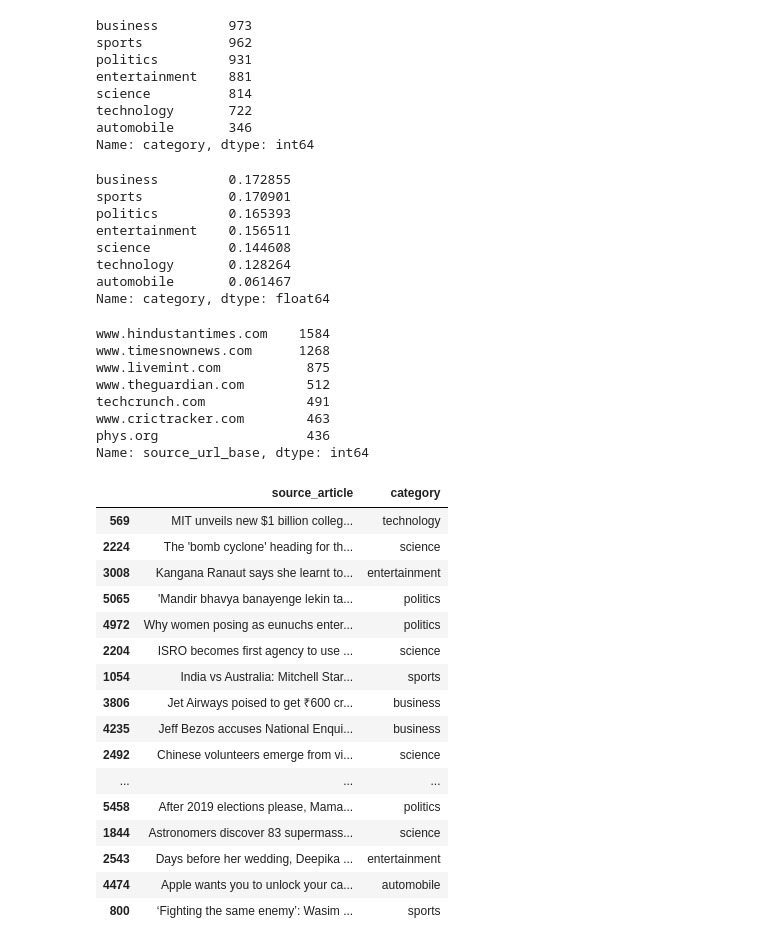
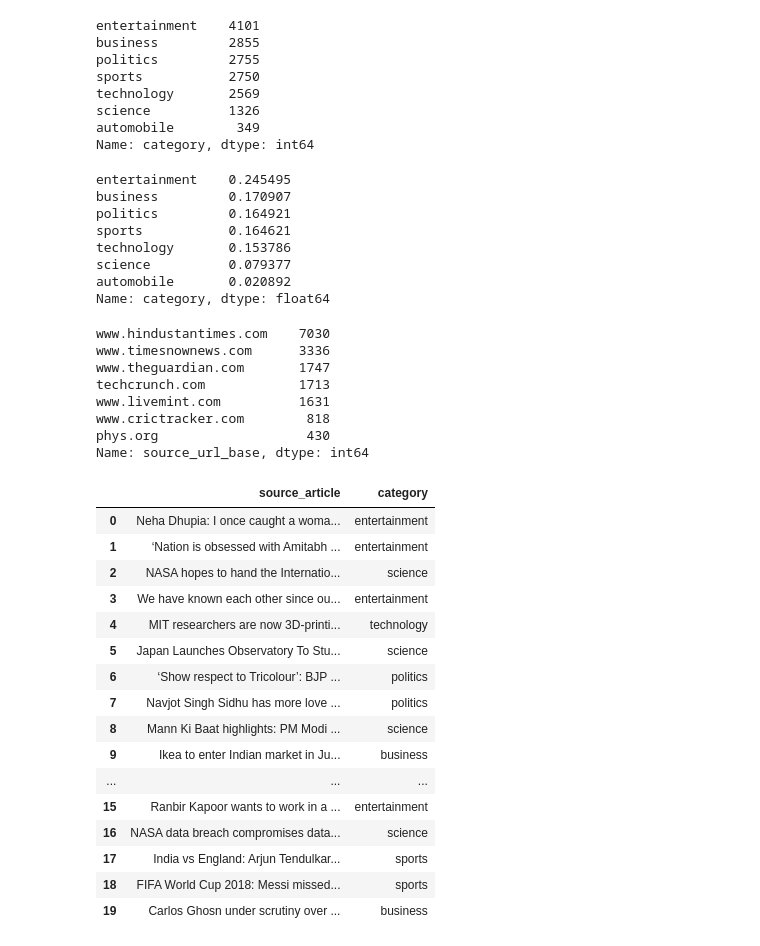
Before and after one commit to viv1729/Domain-Identification-with-Keyword-Extraction, a Jupyter notebook: EDA.ipynb, the cells around one changed output. Saved outputs shown, nothing was run; the diff lists cells and outputs as text; code cells hidden in the pictures.

```diff
--- a/EDA.ipynb
+++ b/EDA.ipynb
@@ -4,6 +4,6 @@ import random
 
 import pandas as pd
 # %%
-data_df = pd.read_pickle("data_df_final.pkl")
+data_df = pd.read_pickle("data_df_finalV2.pkl")
 data_df.head()
 # %% [output]
@@ -56,58 +53,58 @@ data_df[data_df['source_article']=='NA'][['id','headline','category','source_url
 # category count
 data_df['category'].value_counts()
 # %% [output]
-business         973
-sports           962
-politics         931
-entertainment    881
-science          814
-technology       722
-automobile       346
+entertainment    4101
+business         2855
+politics         2755
+sports           2750
+technology       2569
+science          1326
+automobile        349
 Name: category, dtype: int64
 # %%
 # category proportion
 data_df['category'].value_counts(1)
 # %% [output]
-business         0.172855
-sports           0.170901
-politics         0.165393
-entertainment    0.156511
-science          0.144608
-technology       0.128264
-automobile       0.061467
+entertainment    0.245495
+business         0.170907
+politics         0.164921
+sports           0.164621
+technology       0.153786
+science          0.079377
+automobile       0.020892
 Name: category, dtype: float64
 # %%
 # data sources
 data_df['source_url_base'].value_counts()
 # %% [output]
-www.hindustantimes.com    1584
-www.timesnownews.com      1268
-www.livemint.com           875
-www.theguardian.com        512
-techcrunch.com             491
-www.crictracker.com        463
-phys.org                   436
+www.hindustantimes.com    7030
+www.timesnownews.com      3336
+www.theguardian.com       1747
+techcrunch.com            1713
+www.livemint.com          1631
+www.crictracker.com        818
+phys.org                   430
 Name: source_url_base, dtype: int64
 # %%
 # dataset
-data = data_df[data_df['source_article']!='NA'][['source_article', 'category']].sample(frac=1)
+data = data_df[data_df['source_article']!='NA'][['source_article', 'category']]
 data.head(20)
 # %% [output]
 |  | source_article | category |
-| 569 | MIT unveils new $1 billion colleg... | technology |
-| 2224 | The 'bomb cyclone' heading for th... | science |
-| 3008 | Kangana Ranaut says she learnt to... | entertainment |
-| 5065 | 'Mandir bhavya banayenge lekin ta... | politics |
-| 4972 | Why women posing as eunuchs enter... | politics |
-| 2204 | ISRO becomes first agency to use ... | science |
-| 1054 | India vs Australia: Mitchell Star... | sports |
-| 3806 | Jet Airways poised to get ₹600 cr... | business |
-| 4235 | Jeff Bezos accuses National Enqui... | business |
-| 2492 | Chinese volunteers emerge from vi... | science |
+| 0 | Neha Dhupia: I once caught a woma... | entertainment |
+| 1 | ‘Nation is obsessed with Amitabh ... | entertainment |
+| 2 | NASA hopes to hand the Internatio... | science |
+| 3 | We have known each other since ou... | entertainment |
+| 4 | MIT researchers are now 3D-printi... | technology |
+| 5 | Japan Launches Observatory To Stu... | science |
+| 6 | ‘Show respect to Tricolour’: BJP ... | politics |
+| 7 | Navjot Singh Sidhu has more love ... | politics |
+| 8 | Mann Ki Baat highlights: PM Modi ... | science |
+| 9 | Ikea to enter Indian market in Ju... | business |
 | ... | ... | ... |
-| 5458 | After 2019 elections please, Mama... | politics |
-| 1844 | Astronomers discover 83 supermass... | science |
-| 2543 | Days before her wedding, Deepika ... | entertainment |
-| 4474 | Apple wants you to unlock your ca... | automobile |
-| 800 | ‘Fighting the same enemy’: Wasim ... | sports |
+| 15 | Ranbir Kapoor wants to work in a ... | entertainment |
+| 16 | NASA data breach compromises data... | science |
+| 17 | India vs England: Arjun Tendulkar... | sports |
+| 18 | FIFA World Cup 2018: Messi missed... | sports |
+| 19 | Carlos Ghosn under scrutiny over ... | business |
 # %%
```
Also changed, not shown: parts of 5 cells of this notebook, 1 other file.
